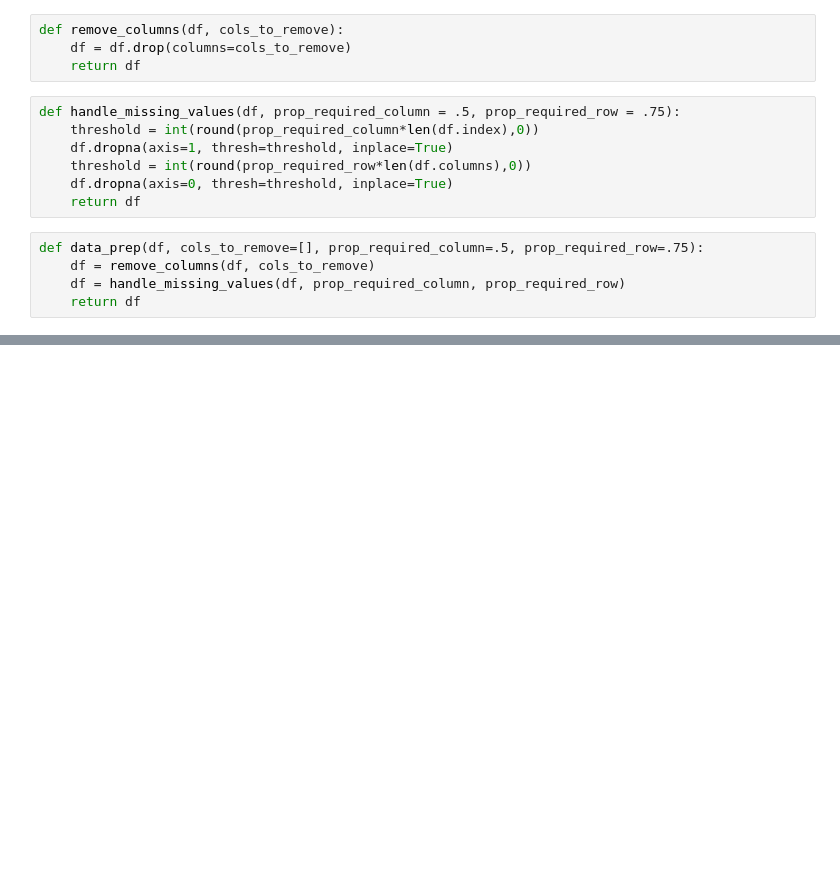
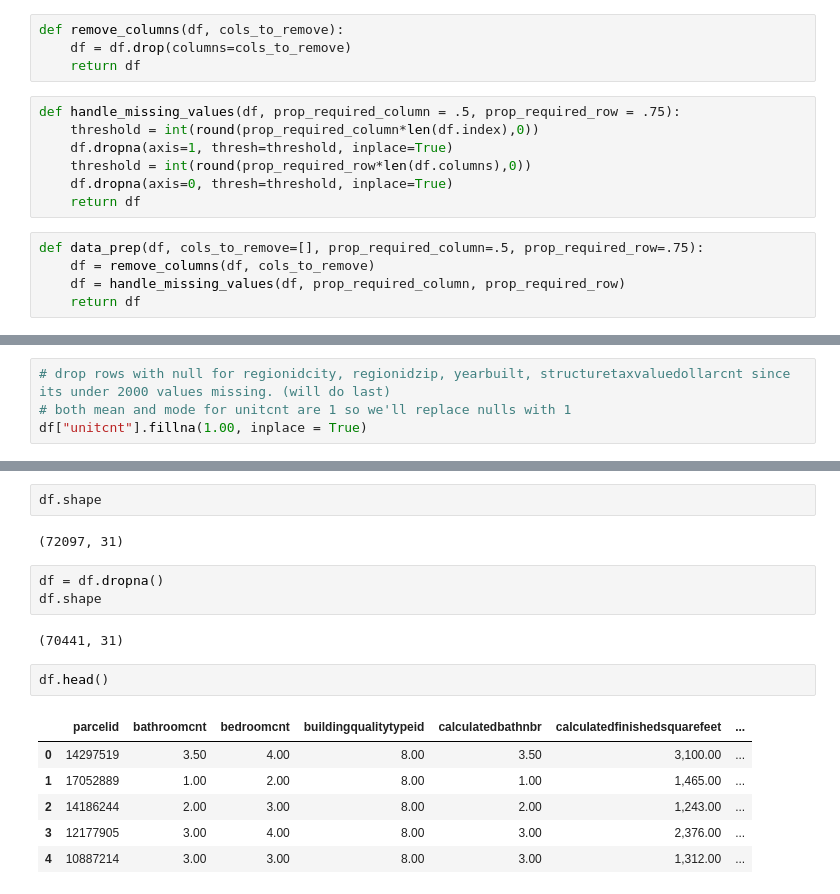
Before and after one commit to lopezelihezer/Clustering_Project, a Jupyter notebook: scratch.ipynb, the cells around one changed output, grey strips where cells are left out. Drawn from its saved outputs; the diff is of its cells as text; blank space fills up the shorter version.

```diff
--- a/scratch.ipynb
+++ b/scratch.ipynb
@@ -81,0 +168,4 @@ def data_prep(df, cols_to_remove=[], prop_required_column=.5, prop_required_row=
+# %%
+# drop rows with null for regionidcity, regionidzip, yearbuilt, structuretaxvaluedollarcnt since its under 2000 values missing. (will do last)
+# both mean and mode for unitcnt are 1 so we'll replace nulls with 1
+df["unitcnt"].fillna(1.00, inplace = True)
@@ -81,0 +240,18 @@ def data_prep(df, cols_to_remove=[], prop_required_column=.5, prop_required_row=
+# %%
+df.shape
+# %% [output]
+(72097, 31)
+# %%
+df = df.dropna()
+df.shape
+# %% [output]
+(70441, 31)
+# %%
+df.head()
+# %% [output]
+|  | parcelid | bathroomcnt | bedroomcnt | buildingqualitytypeid | calculatedbathnbr | calculatedfinishedsquarefeet | ... |
+| 0 | 14297519 | 3.50 | 4.00 | 8.00 | 3.50 | 3,100.00 | ... |
+| 1 | 17052889 | 1.00 | 2.00 | 8.00 | 1.00 | 1,465.00 | ... |
+| 2 | 14186244 | 2.00 | 3.00 | 8.00 | 2.00 | 1,243.00 | ... |
+| 3 | 12177905 | 3.00 | 4.00 | 8.00 | 3.00 | 2,376.00 | ... |
+| 4 | 10887214 | 3.00 | 3.00 | 8.00 | 3.00 | 1,312.00 | ... |
```
Also changed, not shown: parts of 18 cells of this notebook.
